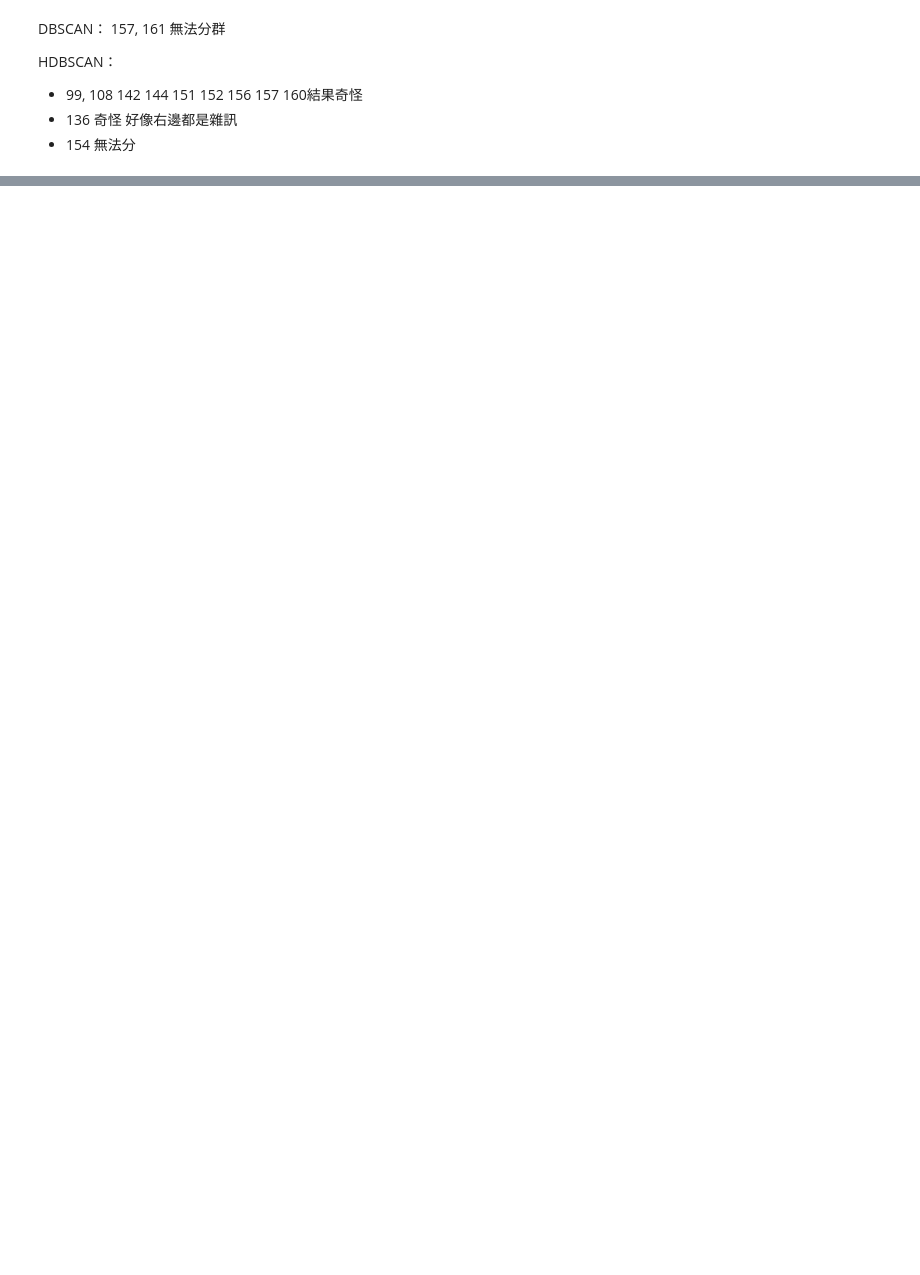
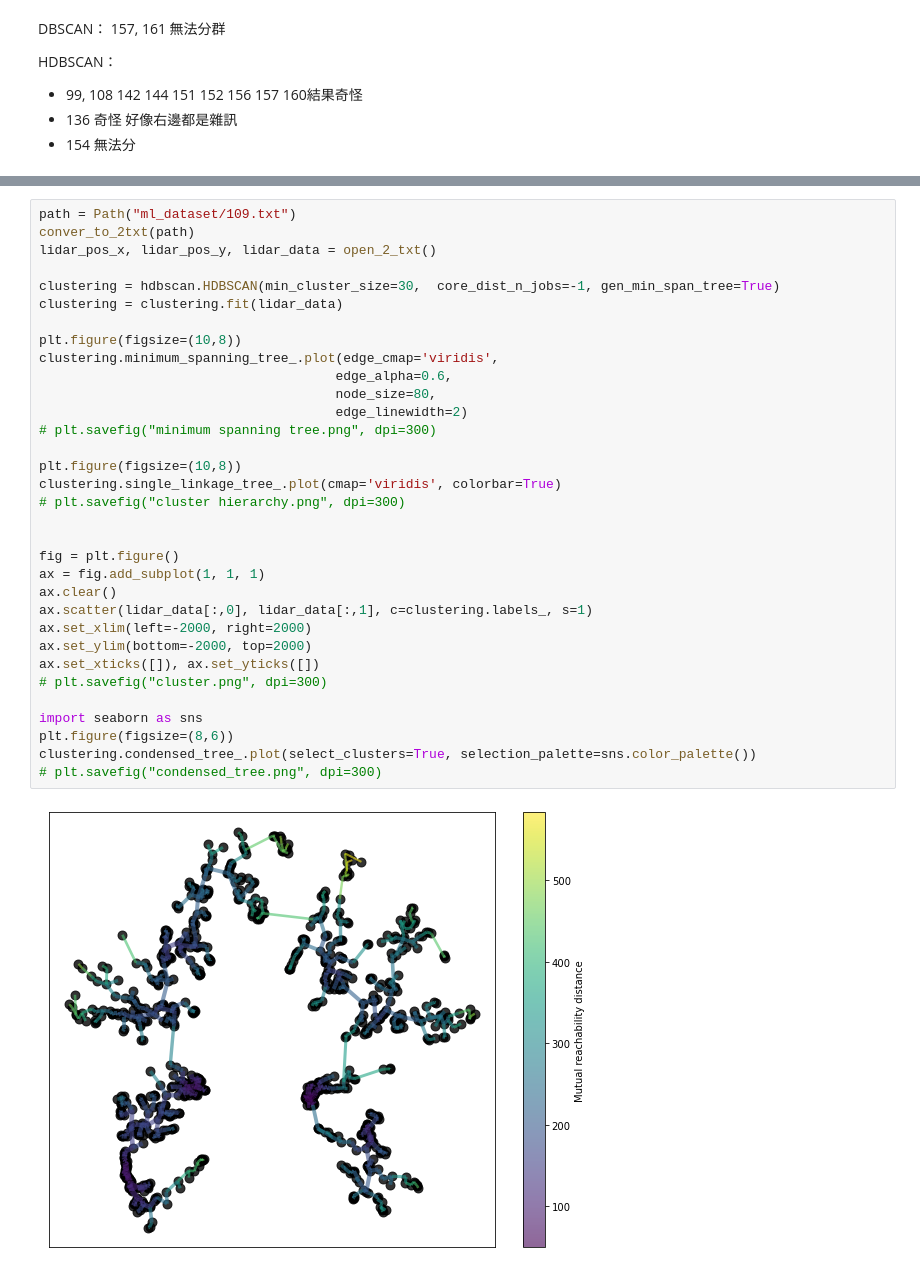
Before and after one commit to rayhuangg/111-1_MachineLearning, a Jupyter notebook: Final Project/LiDAR data/lidar_plot.ipynb, the cells around one changed output, grey strips where cells are left out. Saved outputs shown, nothing was run; the diff lists cells and outputs as text; blank space fills up the shorter version.

```diff
--- a/Final Project/LiDAR data/lidar_plot.ipynb
+++ b/Final Project/LiDAR data/lidar_plot.ipynb
@@ -424 +425,36 @@ HDBSCAN (RMSE) : distance = 143.67498176812182, angle = 9.919573159135748
 [figure]
+# %%
+path = Path("ml_dataset/109.txt")
+conver_to_2txt(path)
+lidar_pos_x, lidar_pos_y, lidar_data = open_2_txt()
+
+clustering = hdbscan.HDBSCAN(min_cluster_size=30,  core_dist_n_jobs=-1, gen_min_span_tree=True)
+clustering = clustering.fit(lidar_data)
+
+plt.figure(figsize=(10,8))
+clustering.minimum_spanning_tree_.plot(edge_cmap='viridis',
+                                      edge_alpha=0.6,
+                                      node_size=80,
+                                      edge_linewidth=2)
+# plt.savefig("minimum spanning tree.png", dpi=300)
+
+plt.figure(figsize=(10,8))
+clustering.single_linkage_tree_.plot(cmap='viridis', colorbar=True)
+# plt.savefig("cluster hierarchy.png", dpi=300)
+
+
+fig = plt.figure()
+ax = fig.add_subplot(1, 1, 1)
+ax.clear()
+ax.scatter(lidar_data[:,0], lidar_data[:,1], c=clustering.labels_, s=1)
+ax.set_xlim(left=-2000, right=2000)
+ax.set_ylim(bottom=-2000, top=2000)
+ax.set_xticks([]), ax.set_yticks([])
+# plt.savefig("cluster.png", dpi=300)
+
+import seaborn as sns
+plt.figure(figsize=(8,6))
+clustering.condensed_tree_.plot(select_clusters=True, selection_palette=sns.color_palette())
+# plt.savefig("condensed_tree.png", dpi=300)
+# %% [output]
+[figure, added]
```
Also changed, not shown: parts of 5 cells of this notebook, 6 other files.
